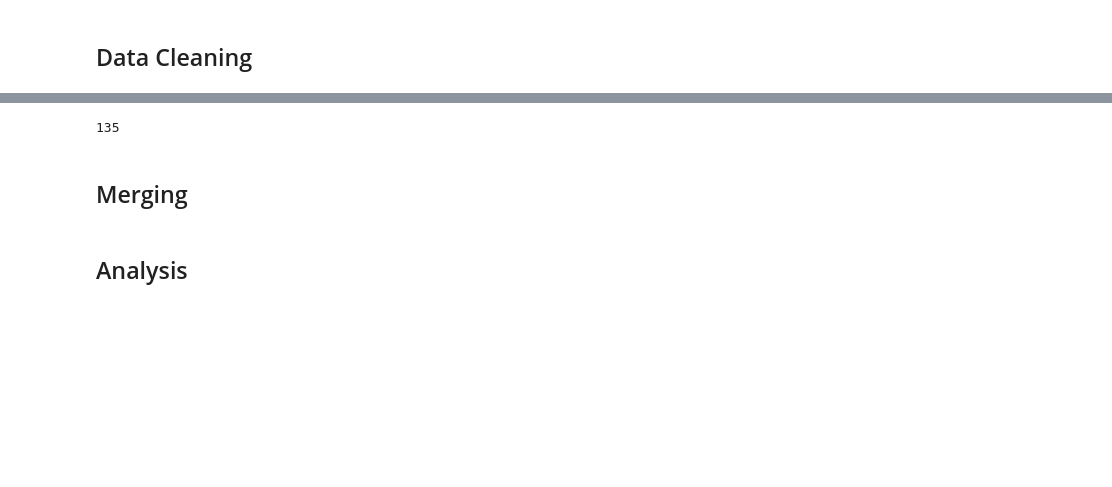
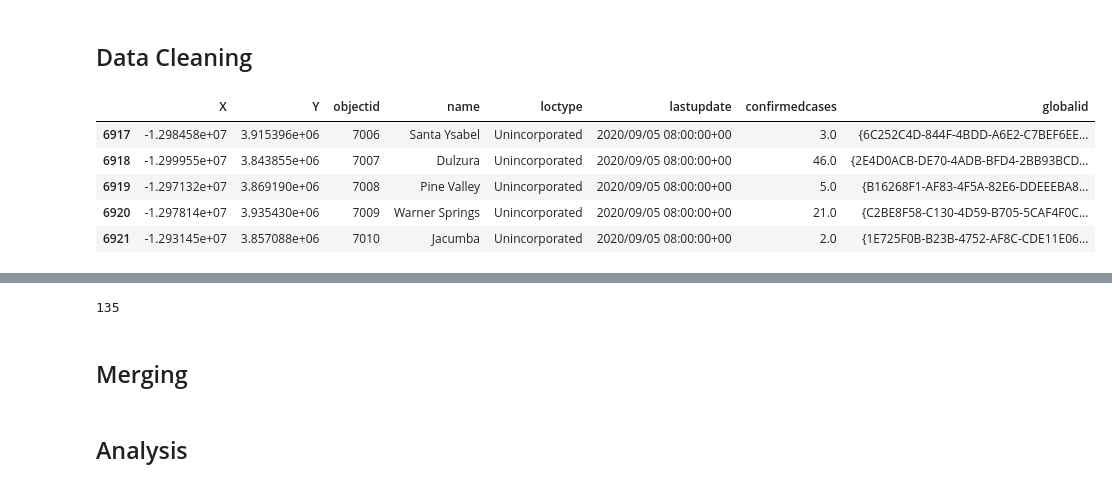
Before and after one commit to waychang626/Summer-2020-Projects-, a Jupyter notebook: COVID19-Project/COVID_SD.ipynb, the cells around one changed output, grey strips where cells are left out. Saved outputs shown, nothing was run; the diff lists cells and outputs as text; code cells hidden in the pictures; blank space fills up the shorter version.

```diff
--- a/COVID19-Project/COVID_SD.ipynb
+++ b/COVID19-Project/COVID_SD.ipynb
@@ -14,5 +29,14 @@ ca_covid = pd.read_csv('Datasets/statewide_cases.csv')
 # %% [markdown]
 ## Data Cleaning
+# %%
+df_covid.tail()
+# %% [output]
+|  | X | Y | objectid | name | loctype | lastupdate | confirmedcases | globalid |
+| 6917 | -1.298458e+07 | 3.915396e+06 | 7006 | Santa Ysabel | Unincorporated | 2020/09/05 08:00:00+00 | 3.0 | {6C252C4D-844F-4BDD-A6E2-C7BEF6EE... |
+| 6918 | -1.299955e+07 | 3.843855e+06 | 7007 | Dulzura | Unincorporated | 2020/09/05 08:00:00+00 | 46.0 | {2E4D0ACB-DE70-4ADB-BFD4-2BB93BCD... |
+| 6919 | -1.297132e+07 | 3.869190e+06 | 7008 | Pine Valley | Unincorporated | 2020/09/05 08:00:00+00 | 5.0 | {B16268F1-AF83-4F5A-82E6-DDEEEBA8... |
+| 6920 | -1.297814e+07 | 3.935430e+06 | 7009 | Warner Springs | Unincorporated | 2020/09/05 08:00:00+00 | 21.0 | {C2BE8F58-C130-4D59-B705-5CAF4F0C... |
+| 6921 | -1.293145e+07 | 3.857088e+06 | 7010 | Jacumba | Unincorporated | 2020/09/05 08:00:00+00 | 2.0 | {1E725F0B-B23B-4752-AF8C-CDE11E06... |
 # %%
 ## changing covid's lastupdate to just the date
 lastUpdate = df_covid['lastupdate']
```
Also changed, not shown: parts of 19 cells of this notebook, 3 other files.
